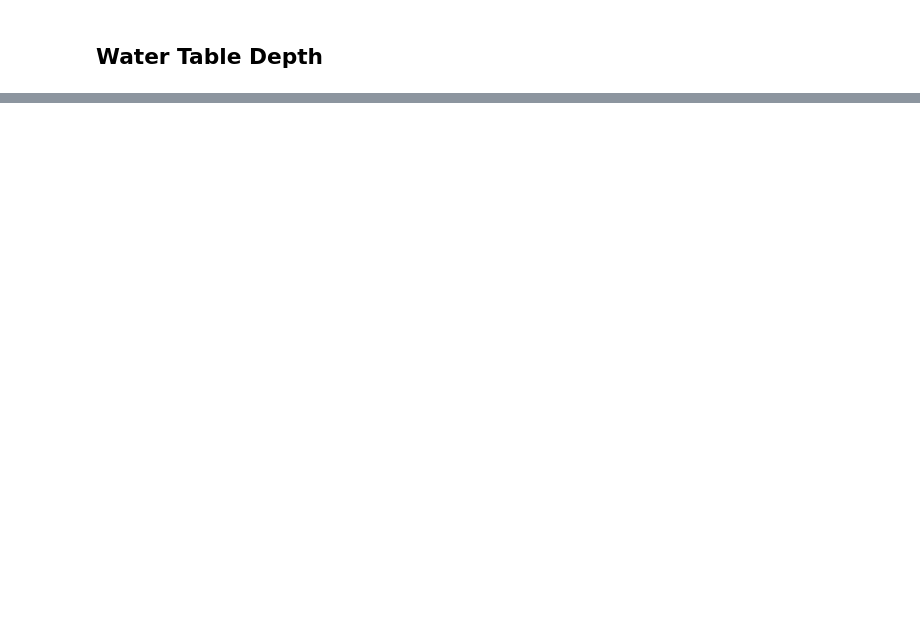
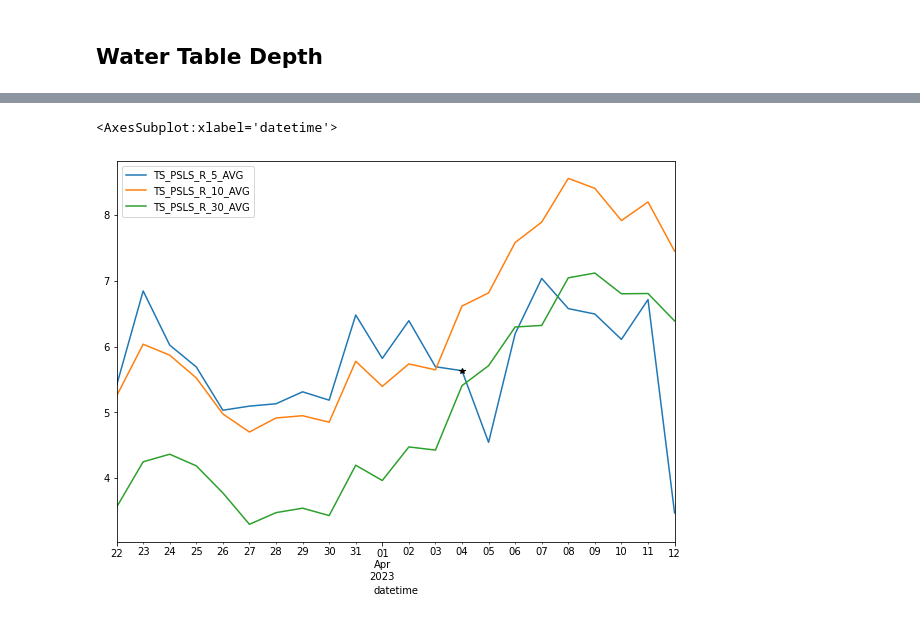
Before and after one commit to ubc-micromet/DataLogger_Programs, a Jupyter notebook: BBS/CompileSoilData.ipynb, the cells around one changed output, grey strips where cells are left out. Drawn from its saved outputs; the diff is of its cells as text; code cells hidden in the pictures; blank space fills up the shorter version.

```diff
--- a/BBS/CompileSoilData.ipynb
+++ b/BBS/CompileSoilData.ipynb
@@ -361,0 +328,17 @@ Index(['PannelTemp_PSLS_AVG', 'TS_PSLS_S_5_AVG', 'TS_PSLS_S_10_AVG',
+# %%
+plot,treatment='PSLS','R'
+X = f'{var_y}_{plot}_{treatment}_{5}_{agg}'
+Y = f'{var_y}_{plot}_{treatment}_{10}_{agg}'
+Z = f'{var_y}_{plot}_{treatment}_{30}_{agg}'
+fig,ax=plt.subplots(figsize=(10,7))
+AllData.loc[((AllData.index.month>3)|
+             (AllData.index.day>21)),[X,Y,Z]].resample('D').mean().plot(ax=ax)
+
+
+day = AllData.loc[((AllData.index.month==4)&
+             (AllData.index.day==4)),X].resample('D').mean()#.index[0]#.iloc[12]
+# print(day)
+day.plot(color='k',marker='*')#,color='k',linewidth=1000)
+# %% [output]
+<AxesSubplot:xlabel='datetime'>
+[figure, added]
```
Also changed, not shown: parts of 10 cells of this notebook, 1 other file.
